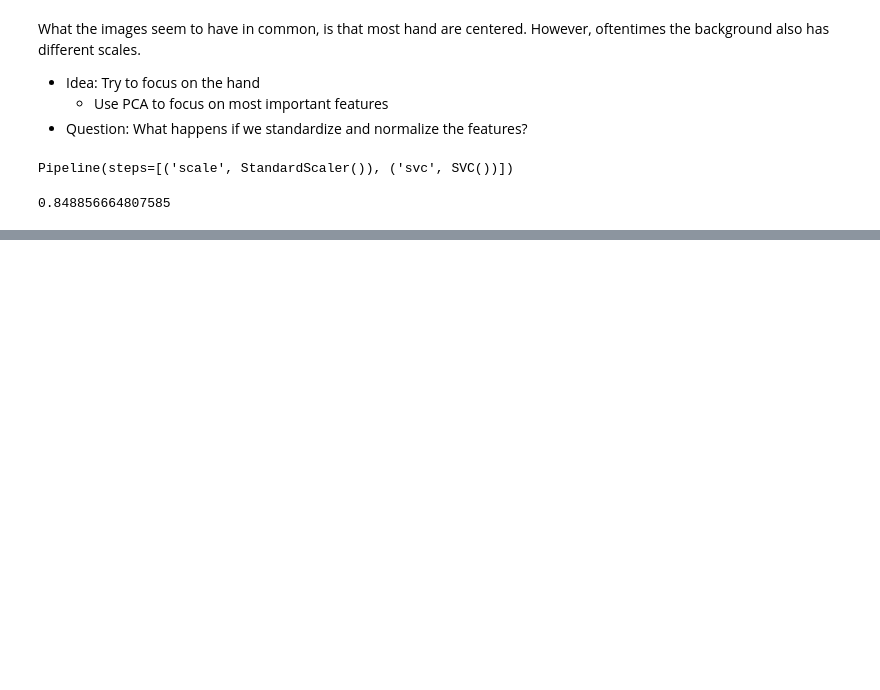
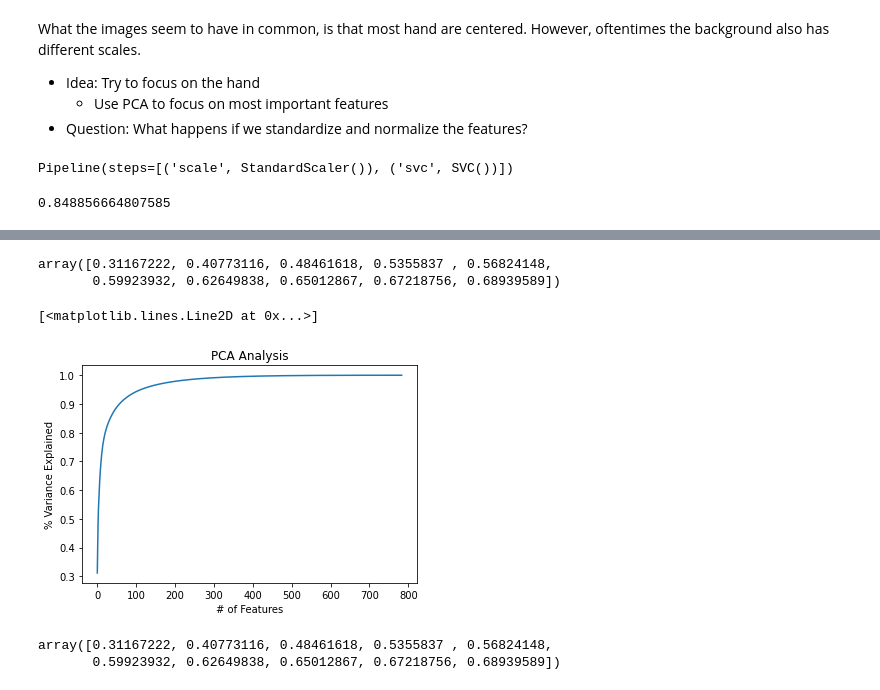
Before and after one commit to StefanWinterToo/ML_Challenge, a Jupyter notebook: src/playground_Stefan.ipynb, the cells around one changed output, grey strips where cells are left out. Drawn from its saved outputs; the diff is of its cells as text; code cells hidden in the pictures; blank space fills up the shorter version.

```diff
--- a/src/playground_Stefan.ipynb
+++ b/src/playground_Stefan.ipynb
@@ -71,0 +101,31 @@ pipe.score(X_test, y_test)
+# %%
+# Playing with PCA
+from sklearn.decomposition import PCA
+pca = PCA()
+principalComponents = pca.fit_transform(X_train)
+# %%
+variance_explained = numpy.cumsum(pca.explained_variance_ratio_)
+variance_explained[:10]
+# %% [output]
+array([0.31167222, 0.40773116, 0.48461618, 0.5355837 , 0.56824148,
+       0.59923932, 0.62649838, 0.65012867, 0.67218756, 0.68939589])
+# %%
+plt.ylabel("% Variance Explained")
+plt.xlabel("# of Features")
+plt.title("PCA Analysis")
+plt.style.context("seaborn-whitegrid")
+plt.plot(variance_explained)
+# %% [output]
+[<matplotlib.lines.Line2D at 0x...>]
+[figure, added]
+# %%
+# Playing with PCA, where 95% is explained
+from sklearn.decomposition import PCA
+pca = PCA(.95)
+principalComponents = pca.fit_transform(X_train)
+
+variance_explained = numpy.cumsum(pca.explained_variance_ratio_)
+variance_explained[:10]
+# %% [output]
+array([0.31167222, 0.40773116, 0.48461618, 0.5355837 , 0.56824148,
+       0.59923932, 0.62649838, 0.65012867, 0.67218756, 0.68939589])
```
Also changed, not shown: parts of 8 cells of this notebook.
